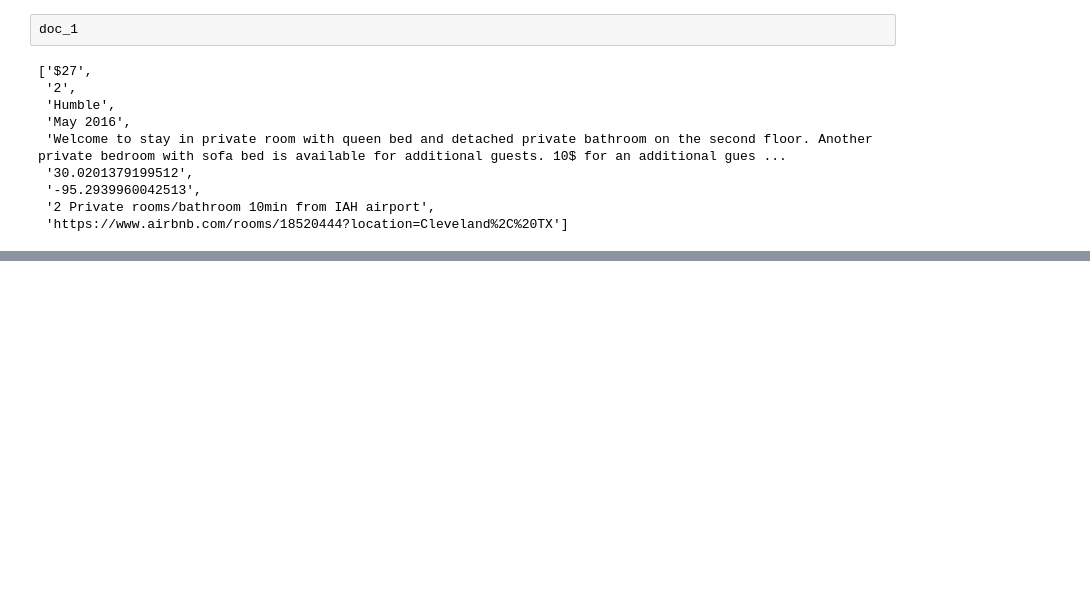
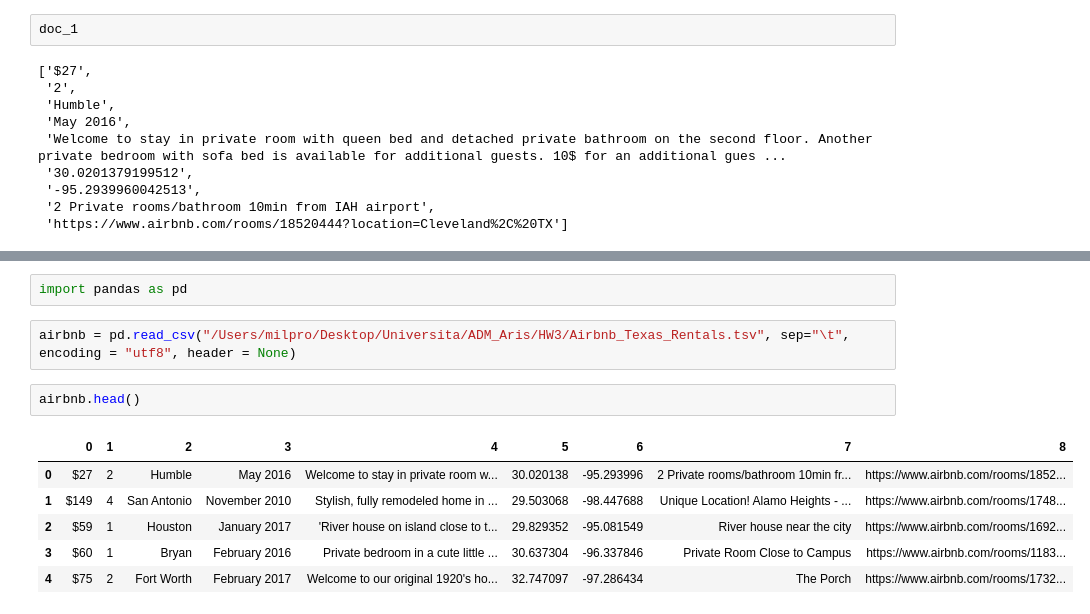
Before and after one commit to jaz93/ADM_HW3_group_25, a Jupyter notebook: HW3_12Nov.ipynb, the cells around one changed output, grey strips where cells are left out. Cells and saved outputs as stored; diff of their text form; blank space fills up the shorter version.

```diff
--- a/HW3_12Nov.ipynb
+++ b/HW3_12Nov.ipynb
@@ -118,0 +127,13 @@ SyntaxError: can't assign to operator (<ipython-input-265-c2d0f235d6c3>, line 2)
+# %%
+import pandas as pd
+# %%
+airbnb = pd.read_csv("/Users/milpro/Desktop/Universita/ADM_Aris/HW3/Airbnb_Texas_Rentals.tsv", sep="\t", encoding = "utf8", header = None)
+# %%
+airbnb.head()
+# %% [output]
+|  | 0 | 1 | 2 | 3 | 4 | 5 | 6 | 7 | 8 |
+| 0 | $27 | 2 | Humble | May 2016 | Welcome to stay in private room w... | 30.020138 | -95.293996 | 2 Private rooms/bathroom 10min fr... | https://www.airbnb.com/rooms/1852... |
+| 1 | $149 | 4 | San Antonio | November 2010 | Stylish, fully remodeled home in ... | 29.503068 | -98.447688 | Unique Location! Alamo Heights - ... | https://www.airbnb.com/rooms/1748... |
+| 2 | $59 | 1 | Houston | January 2017 | 'River house on island close to t... | 29.829352 | -95.081549 | River house near the city | https://www.airbnb.com/rooms/1692... |
+| 3 | $60 | 1 | Bryan | February 2016 | Private bedroom in a cute little ... | 30.637304 | -96.337846 | Private Room Close to Campus | https://www.airbnb.com/rooms/1183... |
+| 4 | $75 | 2 | Fort Worth | February 2017 | Welcome to our original 1920's ho... | 32.747097 | -97.286434 | The Porch | https://www.airbnb.com/rooms/1732... |
```
Also changed, not shown: parts of 16 cells of this notebook.
